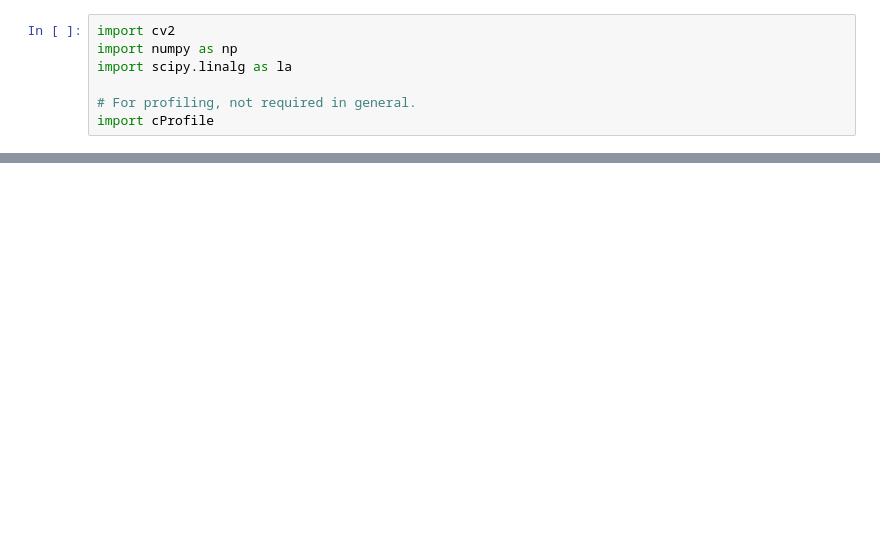
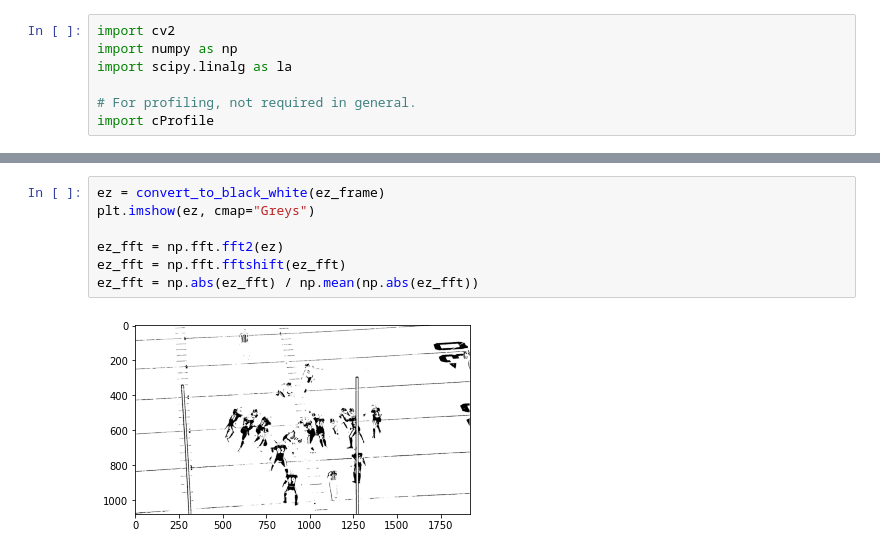
Before and after one commit to play4honor/Cut-Detection, a Jupyter notebook: video_handling_test.ipynb, the cells around one changed output, grey strips where cells are left out. Drawn from its saved outputs; the diff is of its cells as text; blank space fills up the shorter version.

```diff
--- a/video_handling_test.ipynb
+++ b/video_handling_test.ipynb
@@ -60,0 +51,9 @@ cProfile.run('find_cuts("video/2021-09-16_16-16-44.mp4", stride=50)')
+# %%
+ez = convert_to_black_white(ez_frame)
+plt.imshow(ez, cmap="Greys")
+
+ez_fft = np.fft.fft2(ez)
+ez_fft = np.fft.fftshift(ez_fft)
+ez_fft = np.abs(ez_fft) / np.mean(np.abs(ez_fft))
+# %% [output]
+[figure, added]
```
Also changed, not shown: parts of 17 cells of this notebook, 2 other files.
